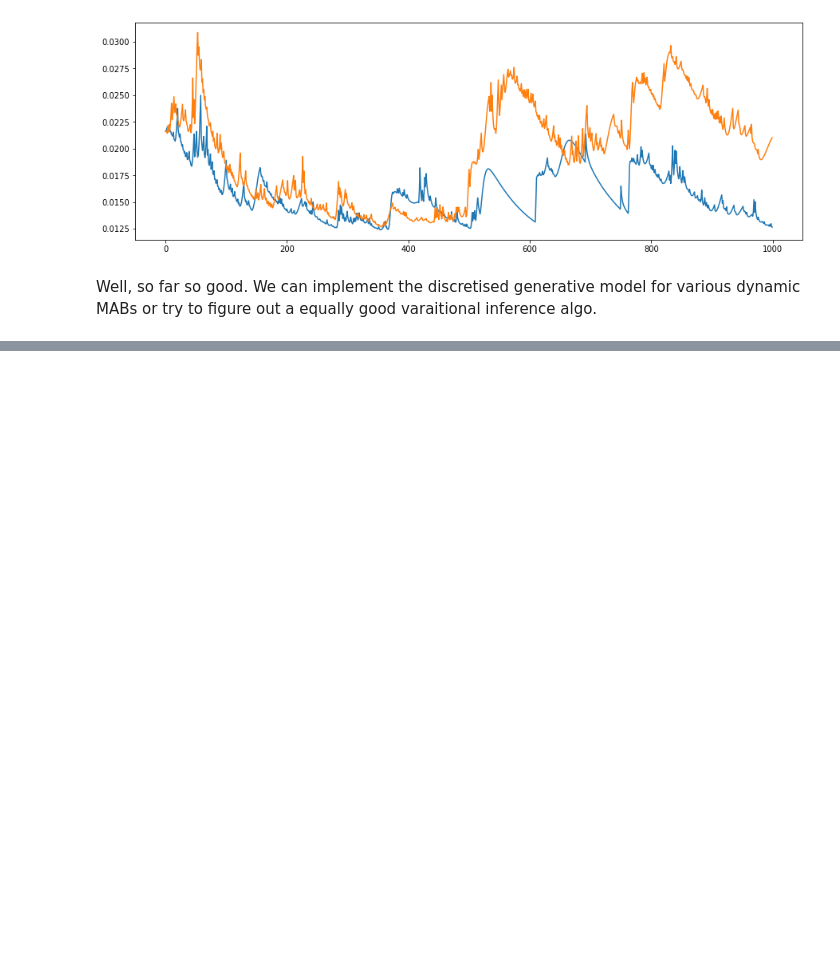
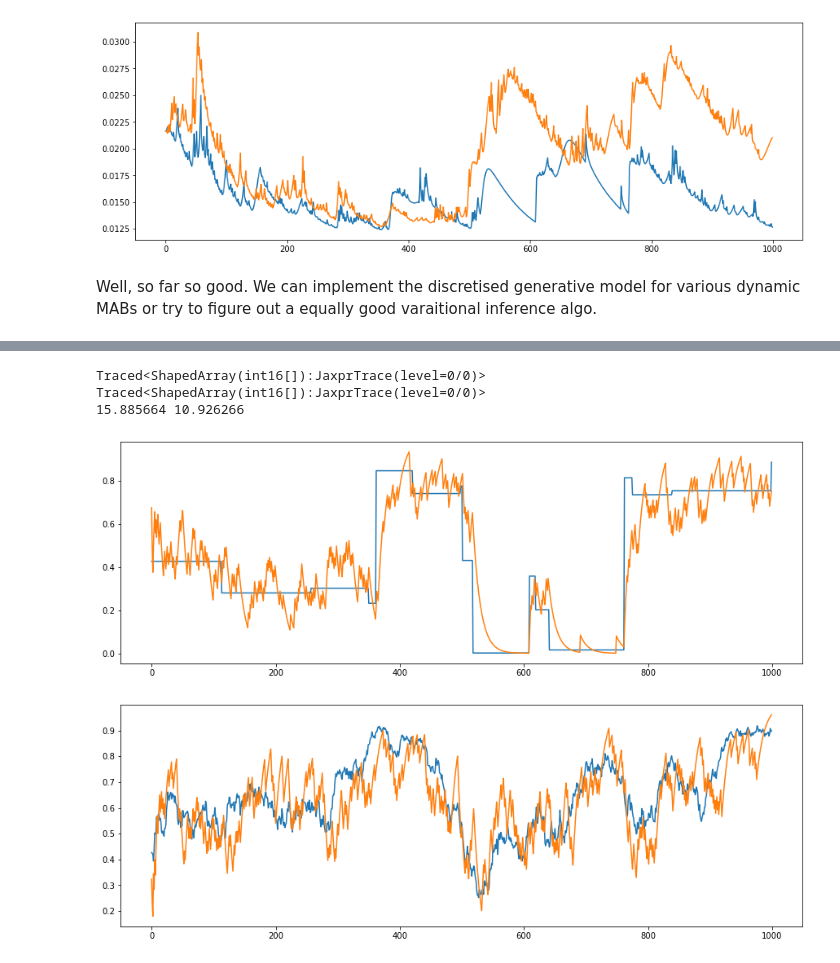
Before and after one commit to dimarkov/aibandits, a Jupyter notebook: inference_algorithms_comparison.ipynb, the cells around one changed output, grey strips where cells are left out. Saved outputs shown, nothing was run; the diff lists cells and outputs as text; code cells hidden in the pictures; blank space fills up the shorter version.

```diff
--- a/inference_algorithms_comparison.ipynb
+++ b/inference_algorithms_comparison.ipynb
@@ -332,0 +368,60 @@ Well, so far so good. We can implement the discretised generative model for vari
+# %%
+lamb = 0.92
+
+def learning(outcomes):
+
+
+    def scan_fn(carry, o):
+        post_p, post_alpha = carry
+
+        obs = o.astype(np.int16)
+        print(obs)
+
+        alpha_0 = (1-obs) + lamb * post_alpha[0]
+        alpha_1 = obs + lamb * post_alpha[1]
+
+        q_alpha = np.array([alpha_0, alpha_1])
+
+        q_p = q_alpha
+        q_p /= q_p.sum()
+
+        return (q_p, q_alpha), {'prob': q_p, 'alpha': q_alpha}
+
+    q_p_init = np.array([0.5,0.5], dtype=np.float32)
+    q_alpha_init = np.array([1, 1], dtype=np.float32)
+    carry = (q_p_init, q_alpha_init)
+    _, sequence = lax.scan(scan_fn, carry, outcomes)
+
+    return sequence
+
+sequence = learning(obs_swtch)
+q_p = sequence['prob']
+q_alpha = sequence['alpha']
+
+plt.subplots(figsize=(15, 5))
+plt.plot(probs_swtch)
+plt.plot(q_p[:,1])
+
+#plt.subplots(figsize=(15, 5))
+#plt.plot(q_alpha[:,1])
+#plt.plot(q_alpha[:,0])
+
+err_swtch = np.square(probs_swtch-q_p[:,1]).sum()
+
+sequence = learning(obs_drft)
+q_p = sequence['prob']
+q_alpha = sequence['alpha']
+
+plt.subplots(figsize=(15, 5))
+plt.plot(probs_drft)
+plt.plot(q_p[:,1])
+
+err_drft = np.square(probs_drft-q_p[:,1]).sum()
+
+print(err_swtch, err_drft)
+# %% [output]
+Traced<ShapedArray(int16[]):JaxprTrace(level=0/0)>
+Traced<ShapedArray(int16[]):JaxprTrace(level=0/0)>
+15.885664 10.926266
+[figure, added]
+[figure, added]
```
Also changed, not shown: parts of 1 cell of this notebook.
